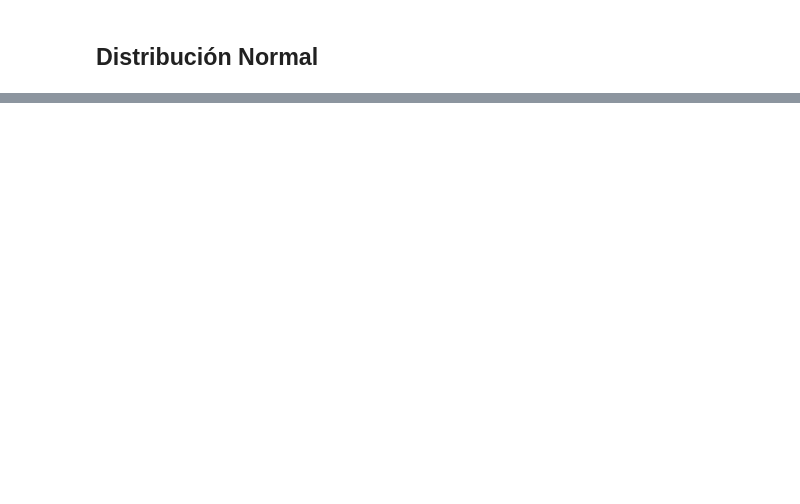
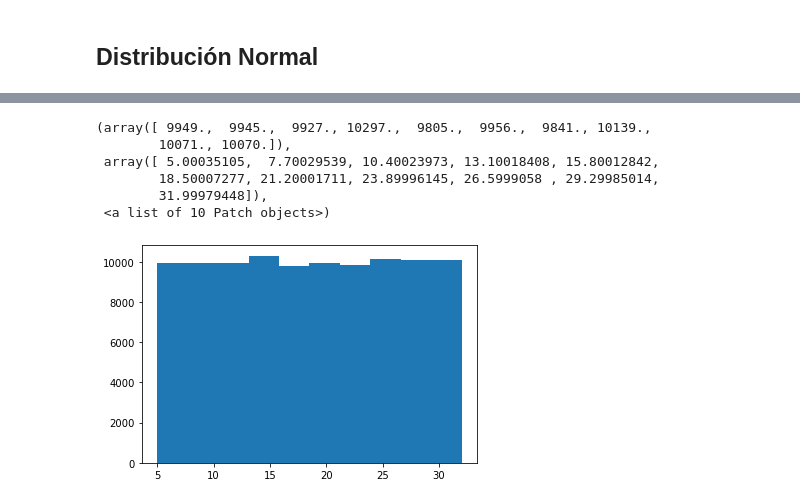
Before and after one commit to CarlosG4rc/ml-curso, a Jupyter notebook: Uno/T2 - 2 - Data Cleaning - Funciones de distribución de probabilidad.ipynb, the cells around one changed output, grey strips where cells are left out. Saved outputs shown, nothing was run; the diff lists cells and outputs as text; code cells hidden in the pictures; blank space fills up the shorter version.

```diff
--- a/Uno/T2 - 2 - Data Cleaning - Funciones de distribución de probabilidad.ipynb
+++ b/Uno/T2 - 2 - Data Cleaning - Funciones de distribución de probabilidad.ipynb
@@ -68,0 +148,10 @@ array([[-0.53937663, -0.88076063,  1.16332534,  0.16660104],
+# %%
+plt.hist(data['C'])
+# %% [output]
+(array([ 9949.,  9945.,  9927., 10297.,  9805.,  9956.,  9841., 10139.,
+        10071., 10070.]),
+ array([ 5.00035105,  7.70029539, 10.40023973, 13.10018408, 15.80012842,
+        18.50007277, 21.20001711, 23.89996145, 26.5999058 , 29.29985014,
+        31.99979448]),
+ <a list of 10 Patch objects>)
+[figure, added]
```
Also changed, not shown: parts of 23 cells of this notebook, 1 other file.
